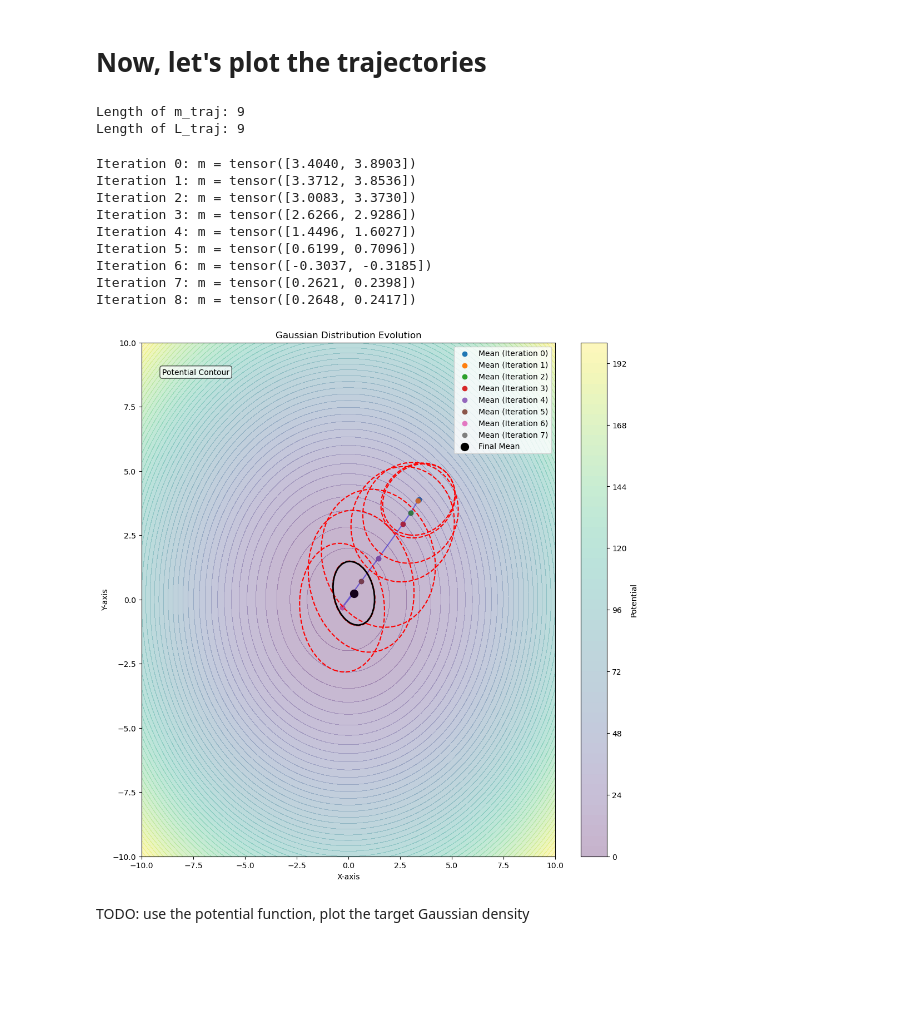
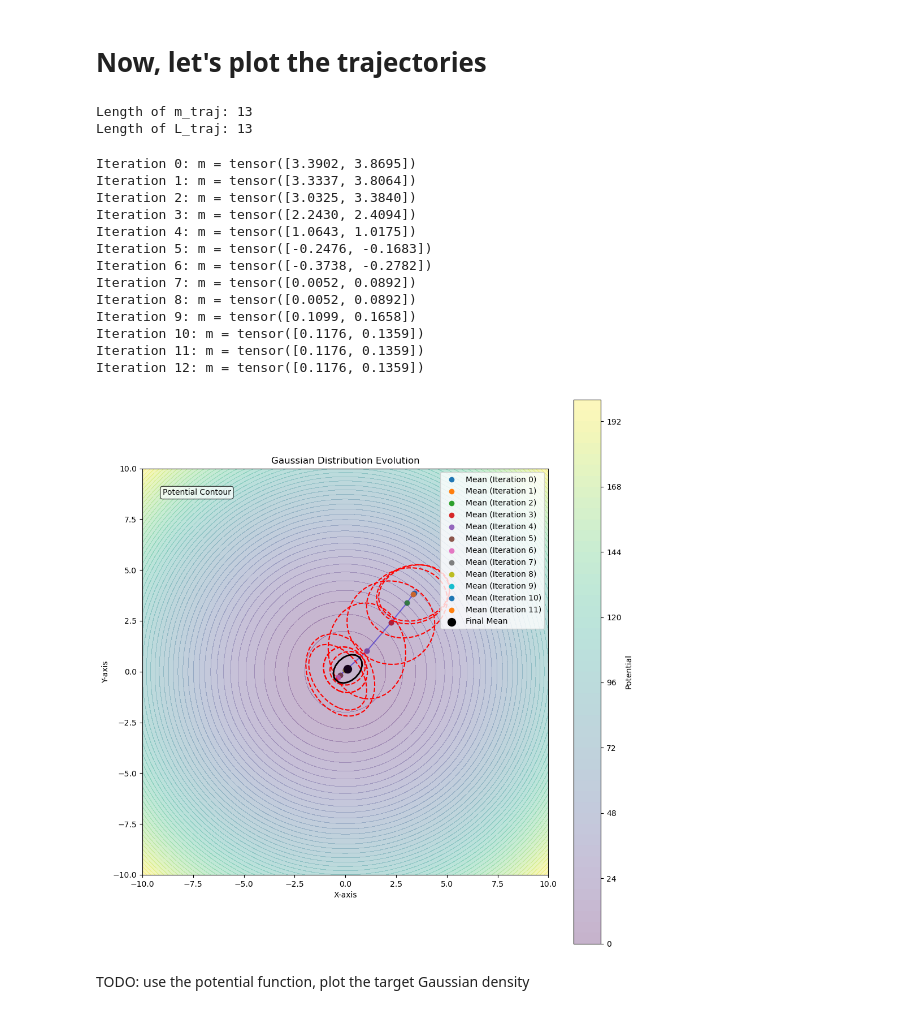
Before and after one commit to jj-zhu/code-rev-KL-inf, a Jupyter notebook: examples/kai_plot_GVI_single_target.ipynb, the cells around one changed output. Drawn from its saved outputs; the diff is of its cells as text; code cells hidden in the pictures; blank space fills up the shorter version.

```diff
--- a/examples/kai_plot_GVI_single_target.ipynb
+++ b/examples/kai_plot_GVI_single_target.ipynb
@@ -89,7 +89,7 @@ plt.show()
 [figure]
 # %%
 
-n_samples = 2000 # affects how many samples in the reparameterization trick
+n_samples = 500 # affects how many samples in the reparameterization trick
 p = 2 # dimension
 
 # Define initial parameters for the Gaussian distribution
@@ -109,26 +109,30 @@ m_ksd, L_ksd, m_traj, L_traj, _ = ksdd_lbfgs_gaussian(m0.clone(), L0.clone(), n_
 print("Length of m_traj:", len(m_traj))
 print("Length of L_traj:", len(L_traj))
 # %% [output]
-Length of m_traj: 9
-Length of L_traj: 9
+Length of m_traj: 13
+Length of L_traj: 13
 # %%
 # Print the content of m_traj
 for i, m in enumerate(m_traj):
     print(f"Iteration {i}: m = {m}")
 # %% [output]
-Iteration 0: m = tensor([3.4040, 3.8903])
-Iteration 1: m = tensor([3.3712, 3.8536])
-Iteration 2: m = tensor([3.0083, 3.3730])
-Iteration 3: m = tensor([2.6266, 2.9286])
-Iteration 4: m = tensor([1.4496, 1.6027])
-Iteration 5: m = tensor([0.6199, 0.7096])
-Iteration 6: m = tensor([-0.3037, -0.3185])
-Iteration 7: m = tensor([0.2621, 0.2398])
-Iteration 8: m = tensor([0.2648, 0.2417])
+Iteration 0: m = tensor([3.3902, 3.8695])
+Iteration 1: m = tensor([3.3337, 3.8064])
+Iteration 2: m = tensor([3.0325, 3.3840])
+Iteration 3: m = tensor([2.2430, 2.4094])
+Iteration 4: m = tensor([1.0643, 1.0175])
+Iteration 5: m = tensor([-0.2476, -0.1683])
+Iteration 6: m = tensor([-0.3738, -0.2782])
+Iteration 7: m = tensor([0.0052, 0.0892])
+Iteration 8: m = tensor([0.0052, 0.0892])
+Iteration 9: m = tensor([0.1099, 0.1658])
+Iteration 10: m = tensor([0.1176, 0.1359])
+Iteration 11: m = tensor([0.1176, 0.1359])
+Iteration 12: m = tensor([0.1176, 0.1359])
 # %%
 # Plot the evolution of the Gaussian distributions using the mean and Cholesky factor of covariance stored in the lists m_traj, L_traj
 
-plt.figure(figsize=(12, 12))  # Make the plot figure size larger
+plt.figure(figsize=(10, 10))  # Make the plot figure size square
 
 # Extract the means from m_traj for plotting the trajectory
 means = np.array([m.detach().numpy() for m in m_traj])
@@ -155,36 +159,38 @@ final_cov = torch.matmul(final_L, final_L.T)
 final_inv_cov = torch.inverse(final_cov)
 final_diff = XX - final_m
 final_exponent = -0.5 * torch.sum(final_diff @ final_inv_cov * final_diff, dim=1)
 final_Z = torch.exp(final_exponent).reshape(X.shape).detach().numpy()
 plt.contour(X, Y, final_Z, levels=[np.exp(-0.5)], colors="black", linewidths=2, label="Final 1 Std Dev Contour")
 plt.scatter(final_m[0], final_m[1], color="black", s=100, label="Final Mean")
 
 # Plot the trajectory line connecting the means
 plt.plot(means[:, 0], means[:, 1], color="blue", linestyle="-", marker="o", alpha=0.5, zorder=0)
 
 # Plot the contour of the potential function
 potential_values = torch.zeros_like(XX[:, 0])
 for i in range(len(XX)):
     potential_values[i] = potential(XX[i].unsqueeze(0))
 potential_grid = potential_values.reshape(X.shape).detach().numpy()
 
 # Plot the contour of the potential using regular scale
 contour = plt.contourf(X, Y, potential_grid, levels=50, cmap='viridis', alpha=0.3)
 cbar = plt.colorbar(contour, label='Potential')
 
 # Add a label for the potential contour
 plt.text(0.05, 0.95, 'Potential Contour', transform=plt.gca().transAxes,
          verticalalignment='top', bbox=dict(boxstyle='round', facecolor='white', alpha=0.7))
 
 plt.title("Gaussian Distribution Evolution")
 plt.xlabel("X-axis")
 plt.ylabel("Y-axis")
-plt.xlim(-10, 10)  # Set x limits larger to show all plots
-plt.ylim(-10, 10)  # Set y limits larger to show all plots
+plt.xlim(-10, 10)
+plt.ylim(-10, 10)
+plt.gca().set_aspect('equal', adjustable='box')  # Ensure 1:1 aspect ratio
 plt.legend()
+plt.tight_layout()  # Adjust the layout to prevent clipping
 plt.show()
 # %% [output]
-[figure, old version]
+[figure, new version]
 # %% [markdown]
 TODO: use the potential function, plot the target Gaussian density
 # %%
```
Also changed, not shown: parts of 1 cell of this notebook.
